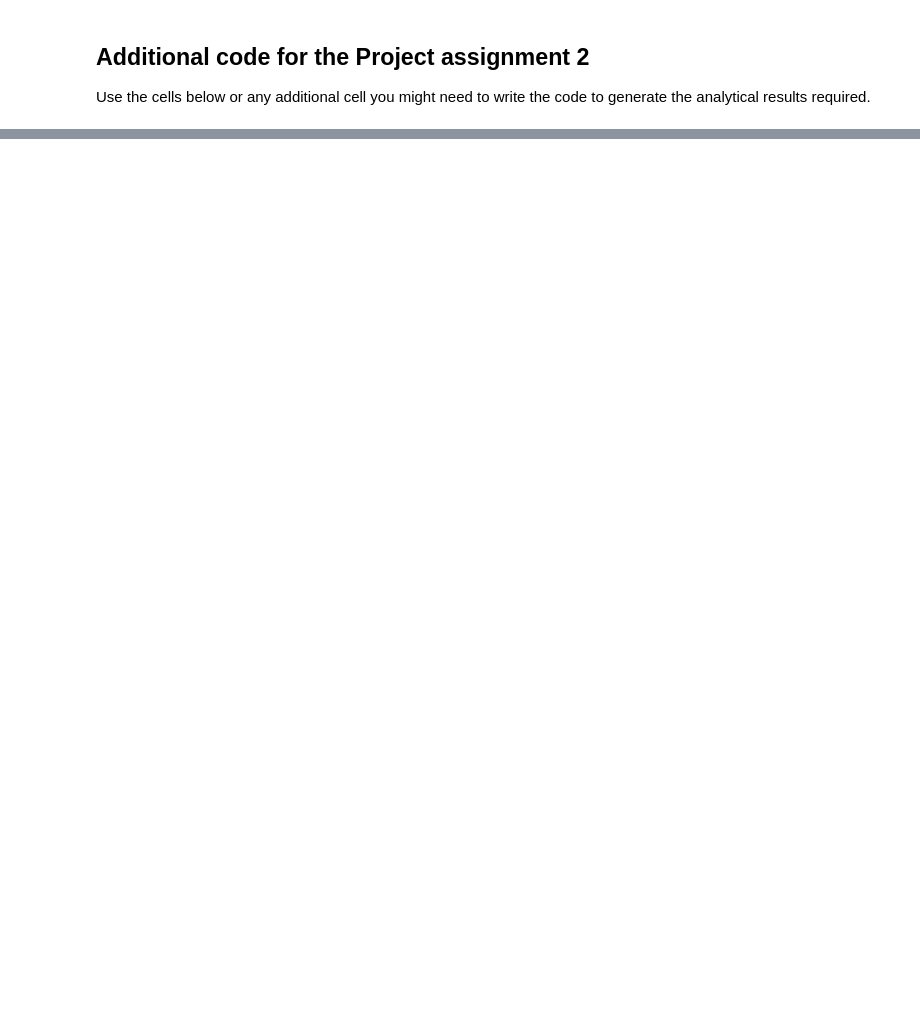
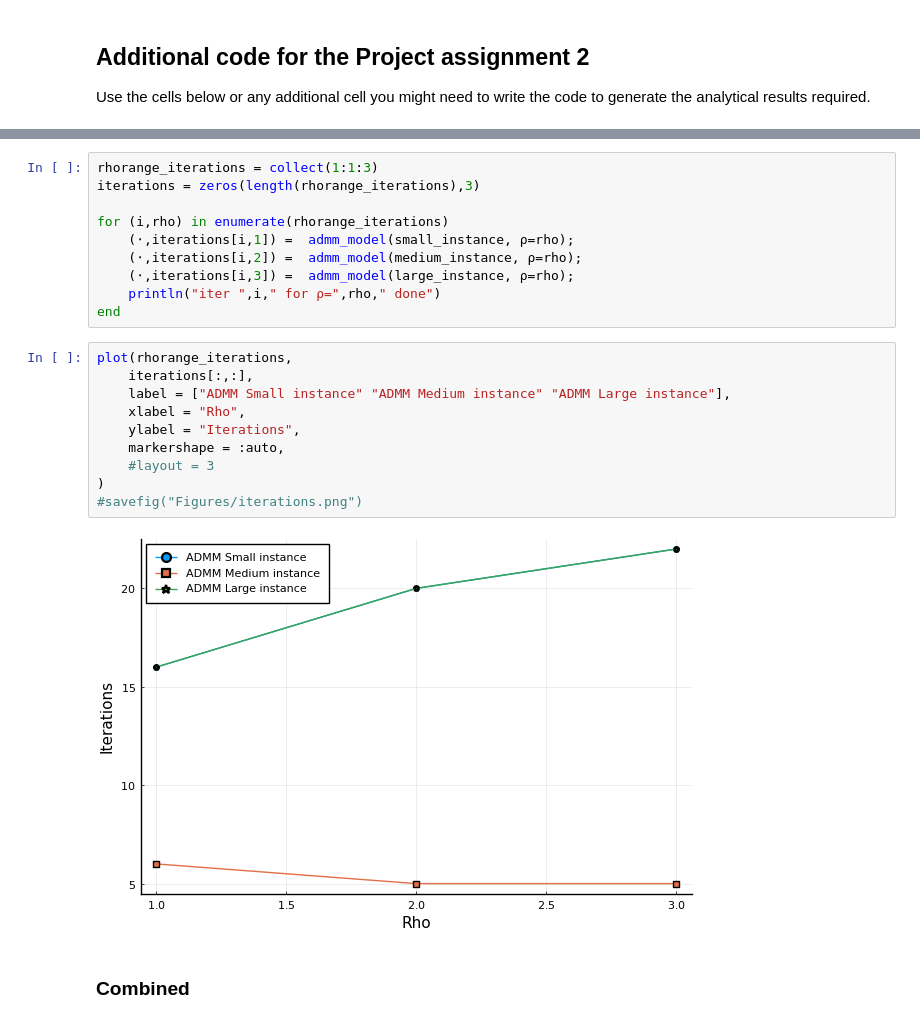
Before and after one commit to christiansegercrantz/Nonlinear-Optimization-course-2021, a Jupyter notebook: Project 2/481056_and_588205.ipynb, the cells around one changed output, grey strips where cells are left out. Cells and saved outputs as stored; diff of their text form; blank space fills up the shorter version.

```diff
--- a/Project 2/481056_and_588205.ipynb
+++ b/Project 2/481056_and_588205.ipynb
@@ -370,0 +420,24 @@ UndefVarError: UndefVarError: admm_model not defined
+# %%
+rhorange_iterations = collect(1:1:3)
+iterations = zeros(length(rhorange_iterations),3)
+
+for (i,rho) in enumerate(rhorange_iterations)
+    (⋅,iterations[i,1]) =  admm_model(small_instance, ρ=rho);
+    (⋅,iterations[i,2]) =  admm_model(medium_instance, ρ=rho);
+    (⋅,iterations[i,3]) =  admm_model(large_instance, ρ=rho);
+    println("iter ",i," for ρ=",rho," done")
+end
+# %%
+plot(rhorange_iterations,
+    iterations[:,:],
+    label = ["ADMM Small instance" "ADMM Medium instance" "ADMM Large instance"],
+    xlabel = "Rho",
+    ylabel = "Iterations",
+    markershape = :auto,
+    #layout = 3
+)
+#savefig("Figures/iterations.png")
+# %% [output]
+[figure, added]
+# %% [markdown]
+### Combined
```
Also changed, not shown: parts of 19 cells of this notebook, 9 other files.
